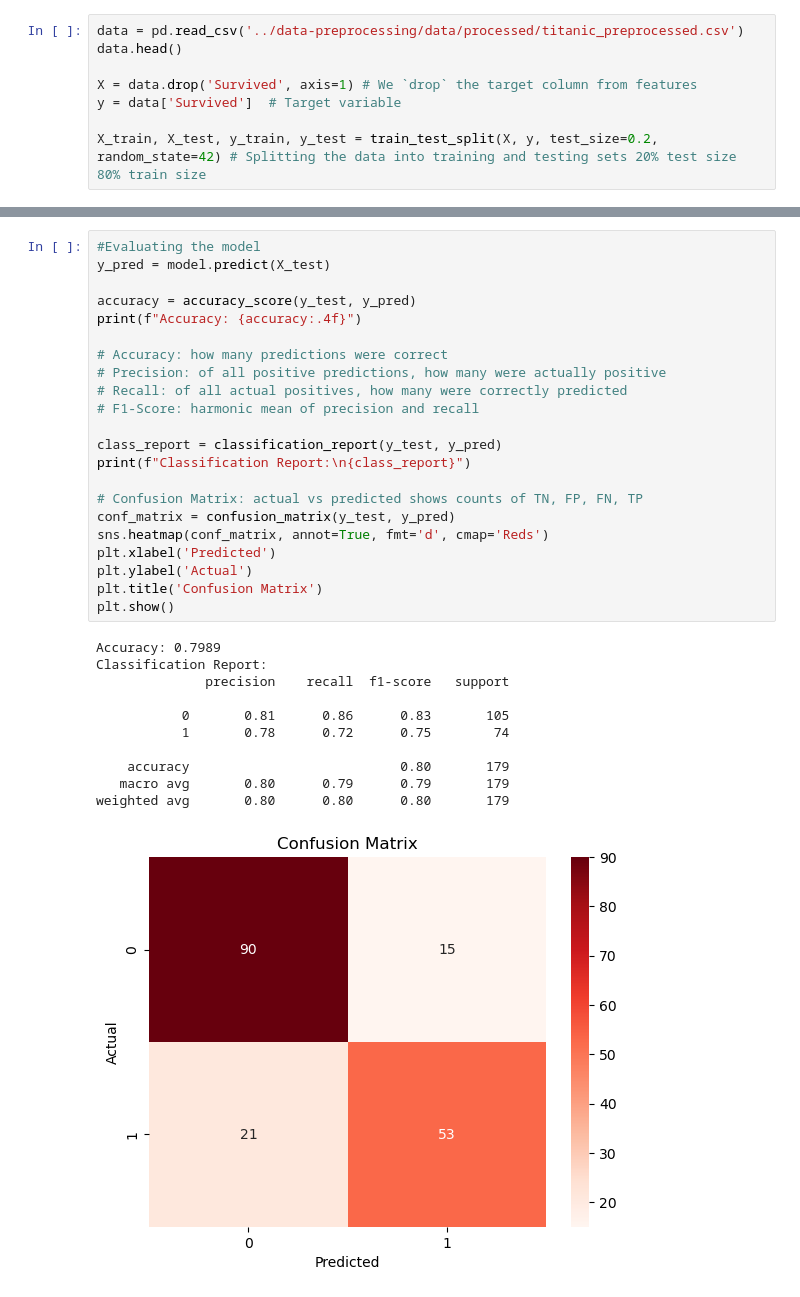
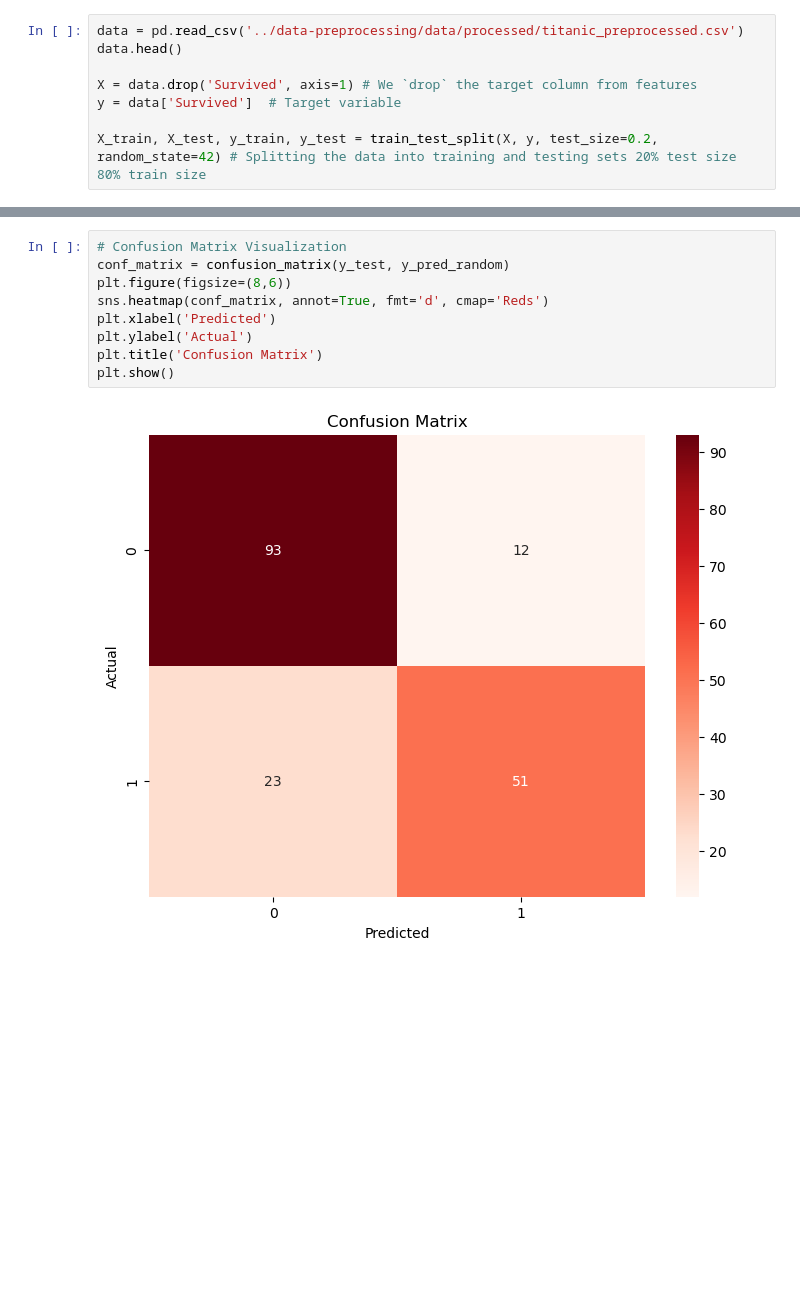
Before and after one commit to Manouso/Machine-Learning-Projects-Collection, a Jupyter notebook: logistic-regression/logistic_regression.ipynb, the cells around one changed output, grey strips where cells are left out. Saved outputs shown, nothing was run; the diff lists cells and outputs as text; blank space fills up the shorter version.

```diff
--- a/logistic-regression/logistic_regression.ipynb
+++ b/logistic-regression/logistic_regression.ipynb
@@ -22,37 +122,14 @@ LogisticRegression(max_iter=1000, random_state=42)
 # %%
-#Evaluating the model
-y_pred = model.predict(X_test)
-
-accuracy = accuracy_score(y_test, y_pred)
-print(f"Accuracy: {accuracy:.4f}")
-
-# Accuracy: how many predictions were correct
-# Precision: of all positive predictions, how many were actually positive
-# Recall: of all actual positives, how many were correctly predicted
-# F1-Score: harmonic mean of precision and recall
-
-class_report = classification_report(y_test, y_pred)
-print(f"Classification Report:\n{class_report}")
-
-# Confusion Matrix: actual vs predicted shows counts of TN, FP, FN, TP
-conf_matrix = confusion_matrix(y_test, y_pred)
+# Confusion Matrix Visualization
+conf_matrix = confusion_matrix(y_test, y_pred_random)
+plt.figure(figsize=(8,6))
 sns.heatmap(conf_matrix, annot=True, fmt='d', cmap='Reds')
 plt.xlabel('Predicted')
 plt.ylabel('Actual')
 plt.title('Confusion Matrix')
 plt.show()
 # %% [output]
-Accuracy: 0.7989
-Classification Report:
-              precision    recall  f1-score   support
-
-           0       0.81      0.86      0.83       105
-           1       0.78      0.72      0.75        74
-
-    accuracy                           0.80       179
-   macro avg       0.80      0.79      0.79       179
-weighted avg       0.80      0.80      0.80       179
-[figure, old version]
+[figure, new version]
 # %%
 # Feature Importance: coefficients of the logistic regression model
 coefficients = pd.DataFrame({
```
Also changed, not shown: parts of 3 cells of this notebook, 1 other file.
